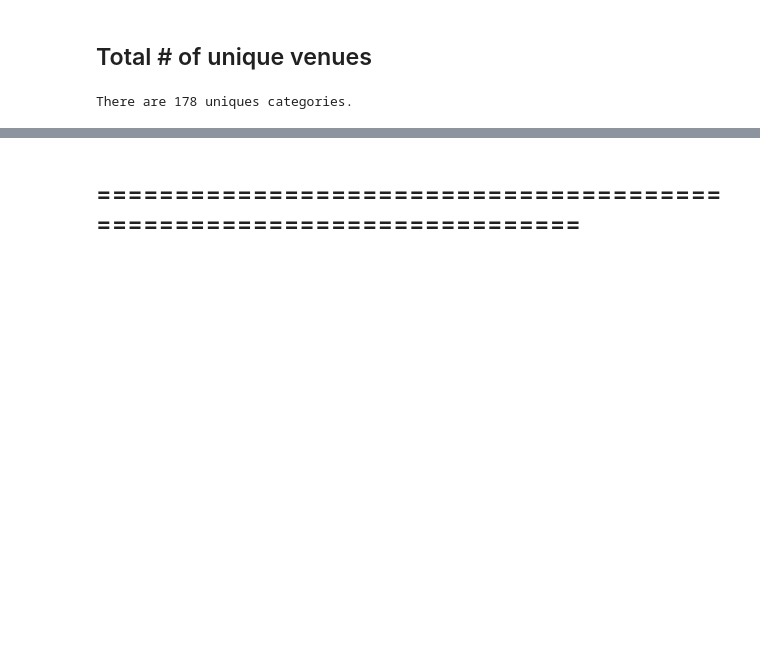
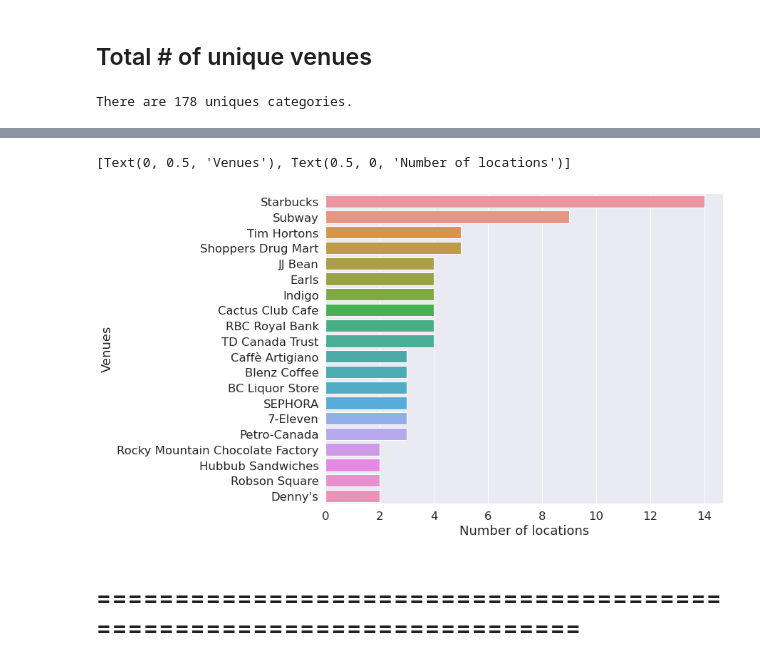
Before and after one commit to dprossi/Capstone_Project_IBM_Data_Science, a Jupyter notebook: Applied_Data_Science_Capstone_Project_Vancouver.ipynb, the cells around one changed output, grey strips where cells are left out. Cells and saved outputs as stored; diff of their text form; code cells hidden in the pictures; blank space fills up the shorter version.

```diff
--- a/Applied_Data_Science_Capstone_Project_Vancouver.ipynb
+++ b/Applied_Data_Science_Capstone_Project_Vancouver.ipynb
@@ -510,0 +516,4 @@ There are 178 uniques categories.
+# %%
+common_venues_20 = vancouver_venues.groupby('venue').count().sort_values('neighborhood', ascending=False).head(20)
+common_venues_20.reset_index(inplace=True)
+common_venues_20
@@ -511,3 +540,12 @@ There are 178 uniques categories.
+# %%
+sns.set(font_scale=1.5)
+plt.figure(figsize=(10, 8))
+ax = sns.barplot(x='post_code', y='venue', data=common_venues_20)
+ax.set_xlabel('totalCount')
+ax.set(xlabel='Number of locations', ylabel='Venues')
+# %% [output]
+[Text(0, 0.5, 'Venues'), Text(0.5, 0, 'Number of locations')]
+[figure, added]
 # %% [markdown]
 ## =======================================================================
 # %% [markdown]
```
Also changed, not shown: parts of 9 cells of this notebook.
